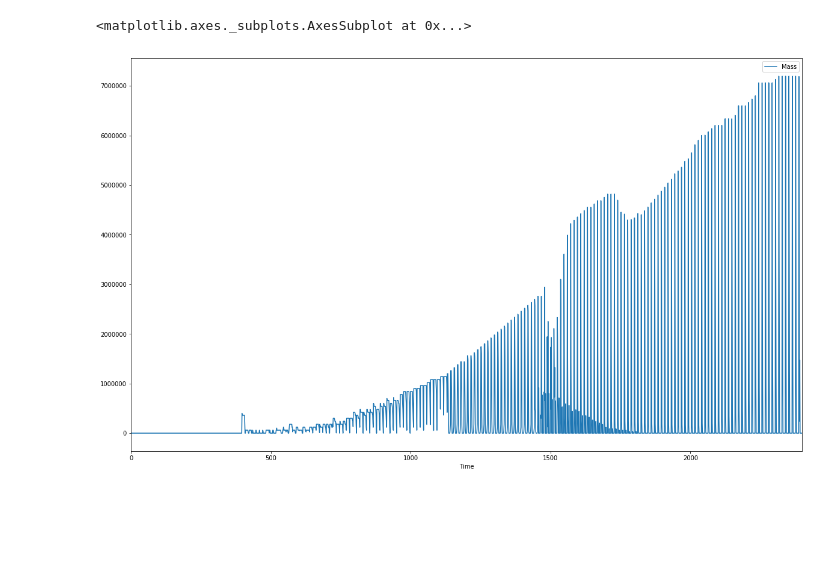
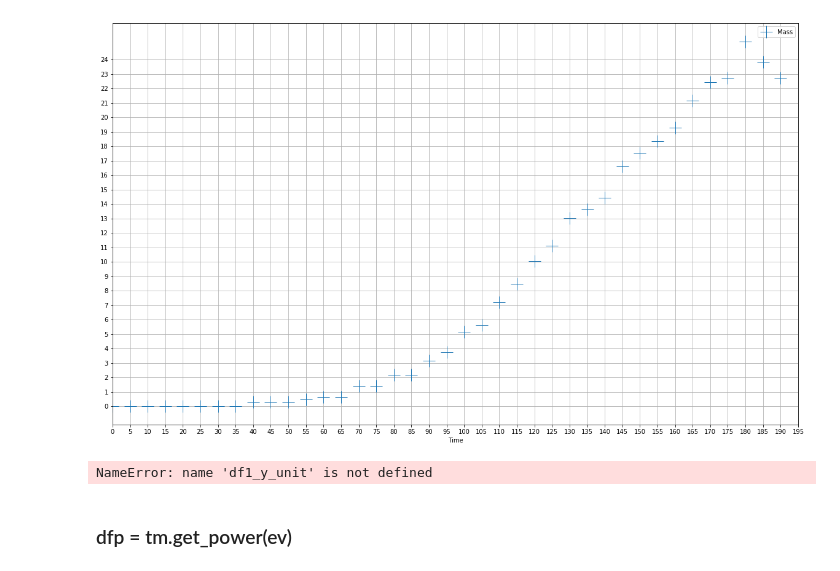
Before and after one commit to bam241/cvt_eg23, a Jupyter notebook: Untitled.ipynb, the cells around one changed output. Saved outputs shown, nothing was run; the diff lists cells and outputs as text; code cells hidden in the pictures; blank space fills up the shorter version.

```diff
--- a/Untitled.ipynb
+++ b/Untitled.ipynb
@@ -21,15 +21,16 @@ cyh.MakeFlowGraph("main.sqlite")
 db = cym.dbopen("main.sqlite")
 ev = cym.Evaluator(db=db, write=False)
 # %%
-rec = ['Separation']
-send = ()
+rec = ()
+
+send = ['sfr_a']
 nucs = ()
 coms = ()
 
 
 df1 = tm.transactions(ev, receivers=rec, senders=send, nucs=nucs, commodities=coms)
 # %%
-def month2year(df, mode=0, division=120):
+def month2year(df, mode=0, division=12):
     dfn = pd.DataFrame(columns=['Time','Mass'])
     val = 0
     for index, row in df.iterrows():
@@ -47,5 +48,43 @@ def month2year(df, mode=0, division=120):
 
 
 
-def maxperdiv()
-df1_y = month2year(df1,1)
+def maxperdiv(df, division=12):
+    dfn = pd.DataFrame(columns=['Time','Mass'])
+    val = 0
+    for index, row in df.iterrows():
+        if val < row['Mass']:
+            val = row['Mass']
+        if row['Time'] % division == 0:
+            dfn.loc[int(row['Time'] / division)] = int(row['Time'] / 12)
+            dfn.loc[int(row['Time'] / division)]['Mass'] = val
+            val = 0
+    return dfn
+# %%
+df1_y = maxperdiv(df1,12*5)
+df1_y['Mass'] = df1_y['Mass']/80000.
+ax = df1_y.plot('Time','Mass',linestyle='', marker='+', markersize='20' ,figsize = (20,12))
+# Major ticks every 20, minor ticks every 5
+import numpy as np
+major_y_ticks = np.arange(0, 25, 1)
+
+ax.set_yticks(major_y_ticks)
+major_x_ticks = np.arange(0, 200, 5)
+ax.set_xticks(major_x_ticks)
+
+
+
+# And a corresponding grid
+ax.grid(which='both')
+
+plt.show()
+# %% [output]
+[figure, added]
+# %%
+df1_y_unit['Time'] = df1_y['Time']
+df1_y_build_unit = pd.DataFrame()
+
+df1_y_unit['Unit'] = df1_y['Mass'].apply(lambda x: int(x) + 1 if x > int(x) else int(x))
+df1_y_build_unit['Time'] = df1_y_unit['Time']
+df1_y_build_unit['Build'] = (df1_y_unit['Unit'] - df1_y_unit['Unit'].shift(1))
+# %% [output]
+NameError: name 'df1_y_unit' is not defined
@@ -52,5 +96,4 @@ df1_y = month2year(df1,1)
+# %% [markdown]
+### dfp = tm.get_power(ev)
 # %%
-df1.plot('Time','Mass',figsize = (20,12))
+dfp.plot('Time','Value',figsize = (20,12))
-# %% [output]
-<matplotlib.axes._subplots.AxesSubplot at 0x...>
-[figure, removed]
```
Also changed, not shown: parts of 2 cells of this notebook.
